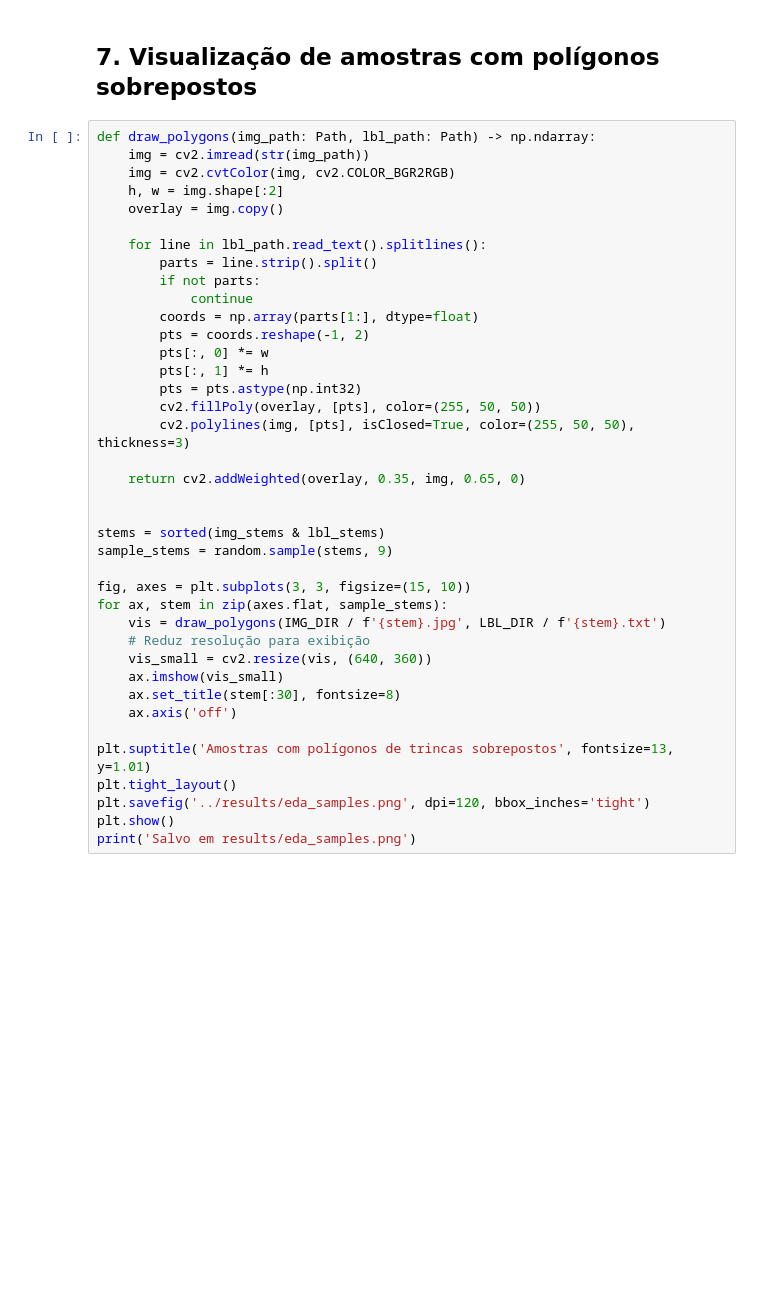
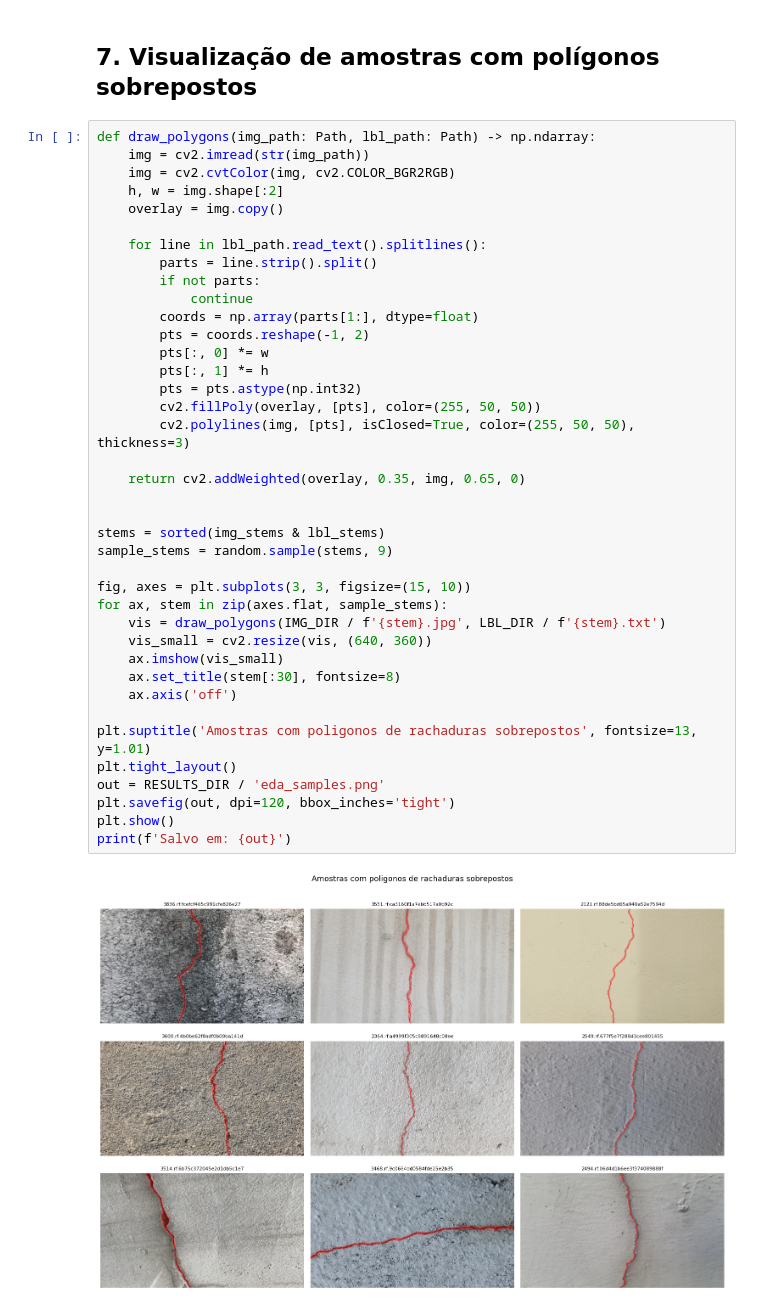
Before and after one commit to Rafaely15/Desafio-2, a Jupyter notebook: desafio2_trincas/notebooks/eda_dataset.ipynb, the cells around one changed output. Drawn from its saved outputs; the diff is of its cells as text; blank space fills up the shorter version.

```diff
--- a/desafio2_trincas/notebooks/eda_dataset.ipynb
+++ b/desafio2_trincas/notebooks/eda_dataset.ipynb
@@ -162,34 +218,36 @@ def draw_polygons(img_path: Path, lbl_path: Path) -> np.ndarray:
     overlay = img.copy()
 
     for line in lbl_path.read_text().splitlines():
         parts = line.strip().split()
         if not parts:
             continue
         coords = np.array(parts[1:], dtype=float)
         pts = coords.reshape(-1, 2)
         pts[:, 0] *= w
         pts[:, 1] *= h
         pts = pts.astype(np.int32)
         cv2.fillPoly(overlay, [pts], color=(255, 50, 50))
         cv2.polylines(img, [pts], isClosed=True, color=(255, 50, 50), thickness=3)
 
     return cv2.addWeighted(overlay, 0.35, img, 0.65, 0)
 
 
 stems = sorted(img_stems & lbl_stems)
 sample_stems = random.sample(stems, 9)
 
 fig, axes = plt.subplots(3, 3, figsize=(15, 10))
 for ax, stem in zip(axes.flat, sample_stems):
     vis = draw_polygons(IMG_DIR / f'{stem}.jpg', LBL_DIR / f'{stem}.txt')
-    # Reduz resolução para exibição
     vis_small = cv2.resize(vis, (640, 360))
     ax.imshow(vis_small)
     ax.set_title(stem[:30], fontsize=8)
     ax.axis('off')
 
-plt.suptitle('Amostras com polígonos de trincas sobrepostos', fontsize=13, y=1.01)
+plt.suptitle('Amostras com poligonos de rachaduras sobrepostos', fontsize=13, y=1.01)
 plt.tight_layout()
-plt.savefig('../results/eda_samples.png', dpi=120, bbox_inches='tight')
+out = RESULTS_DIR / 'eda_samples.png'
+plt.savefig(out, dpi=120, bbox_inches='tight')
 plt.show()
-print('Salvo em results/eda_samples.png')
+print(f'Salvo em: {out}')
+# %% [output]
+[figure, added]
```
Also changed, not shown: parts of 9 cells of this notebook, 4 other files.
